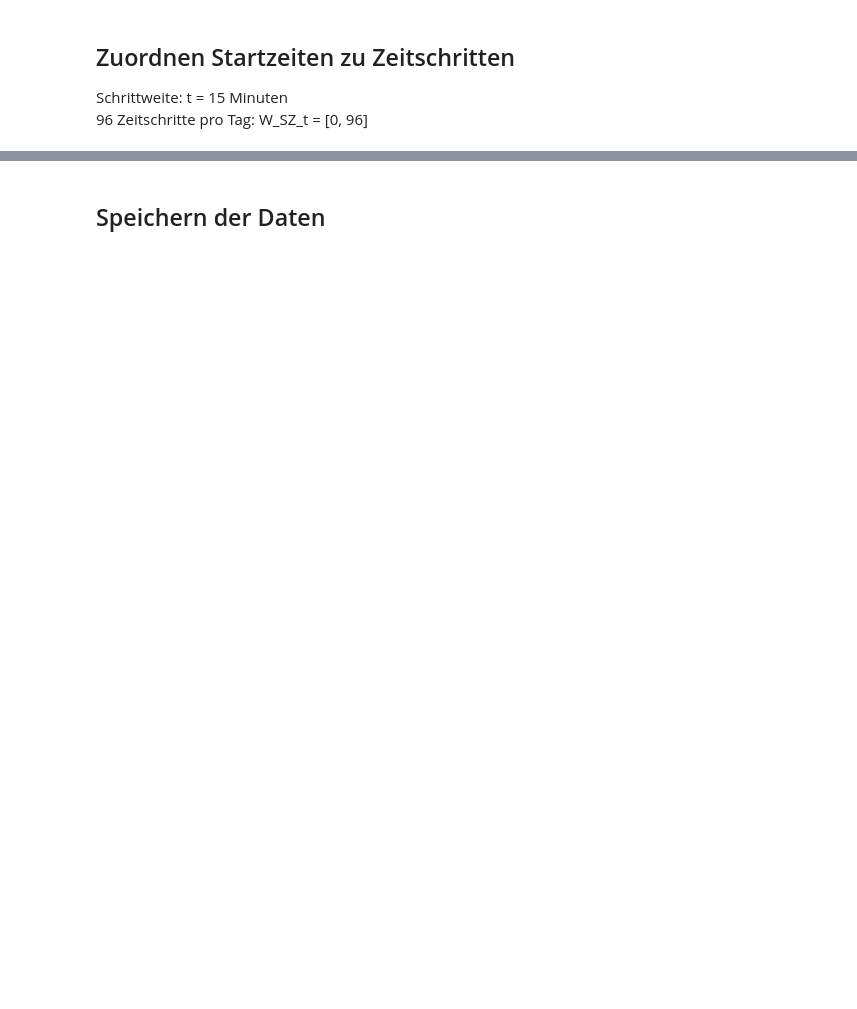
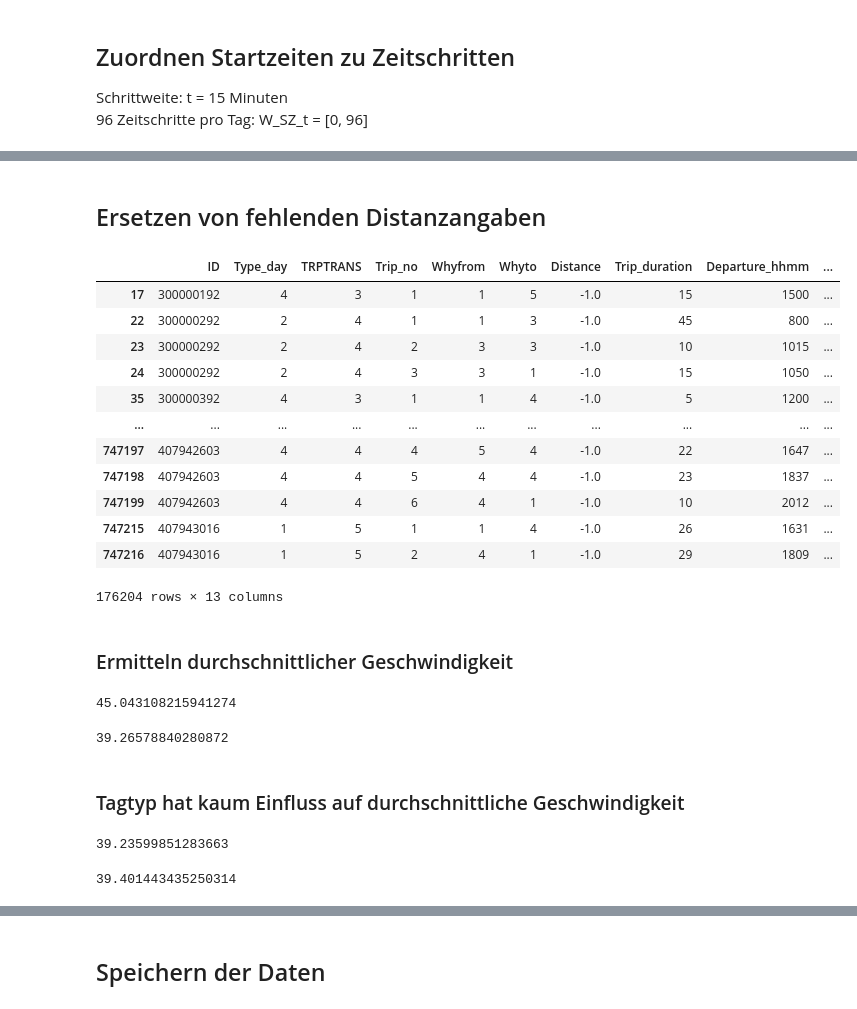
Before and after one commit to t-ober/ev-modelling, a Jupyter notebook: Datenaufbereitung/NHTS-Data.ipynb, the cells around one changed output, grey strips where cells are left out. Drawn from its saved outputs; the diff is of its cells as text; code cells hidden in the pictures; blank space fills up the shorter version.

```diff
--- a/Datenaufbereitung/NHTS-Data.ipynb
+++ b/Datenaufbereitung/NHTS-Data.ipynb
@@ -279,0 +314,51 @@ data.head()
+# %% [markdown]
+## Ersetzen von fehlenden Distanzangaben
+# %%
+filt = data["Distance"] < 0
+data[filt]
+# %% [output]
+|  | ID | Type_day | TRPTRANS | Trip_no | Whyfrom | Whyto | Distance | Trip_duration | Departure_hhmm | ... |
+| 17 | 300000192 | 4 | 3 | 1 | 1 | 5 | -1.0 | 15 | 1500 | ... |
+| 22 | 300000292 | 2 | 4 | 1 | 1 | 3 | -1.0 | 45 | 800 | ... |
+| 23 | 300000292 | 2 | 4 | 2 | 3 | 3 | -1.0 | 10 | 1015 | ... |
+| 24 | 300000292 | 2 | 4 | 3 | 3 | 1 | -1.0 | 15 | 1050 | ... |
+| 35 | 300000392 | 4 | 3 | 1 | 1 | 4 | -1.0 | 5 | 1200 | ... |
+| ... | ... | ... | ... | ... | ... | ... | ... | ... | ... | ... |
+| 747197 | 407942603 | 4 | 4 | 4 | 5 | 4 | -1.0 | 22 | 1647 | ... |
+| 747198 | 407942603 | 4 | 4 | 5 | 4 | 4 | -1.0 | 23 | 1837 | ... |
+| 747199 | 407942603 | 4 | 4 | 6 | 4 | 1 | -1.0 | 10 | 2012 | ... |
+| 747215 | 407943016 | 1 | 5 | 1 | 1 | 4 | -1.0 | 26 | 1631 | ... |
+| 747216 | 407943016 | 1 | 5 | 2 | 4 | 1 | -1.0 | 29 | 1809 | ... |
+176204 rows × 13 columns
+# %% [markdown]
+### Ermitteln durchschnittlicher Geschwindigkeit
+# %%
+filt = data["Distance"] > 0
+data_filt = data[filt]
+av_speed = data_filt["Distance"].sum() / (data_filt["Trip_duration"].sum() / 60 )
+av_speed
+# %% [output]
+45.043108215941274
+# %%
+filt = (data["Distance"] > 0) & (data["Distance"] < 100)
+data_filt2 = data[filt]
+av_speed2 = data_filt2["Distance"].sum() / (data_filt2["Trip_duration"].sum() / 60 )
+av_speed2
+# %% [output]
+39.26578840280872
+# %% [markdown]
+### Tagtyp hat kaum Einfluss auf durchschnittliche Geschwindigkeit
+# %%
+filt = (data["Distance"] > 0) & (data["Distance"] < 100) & (data["Type_day"] < 6)
+data_filt3 = data[filt]
+av_speed_wd = data_filt3["Distance"].sum() / (data_filt3["Trip_duration"].sum() / 60 )
+av_speed_wd
+# %% [output]
+39.23599851283663
+# %%
+filt = (data["Distance"] > 0) & (data["Distance"] < 100) & (data["Type_day"] == 6)
+data_filt_sa = data[filt]
+av_speed_sa = data_filt_sa["Distance"].sum() / (data_filt_sa["Trip_duration"].sum() / 60 )
+av_speed_sa
+# %% [output]
+39.401443435250314
```
Also changed, not shown: parts of 15 cells of this notebook, 44 other files.
